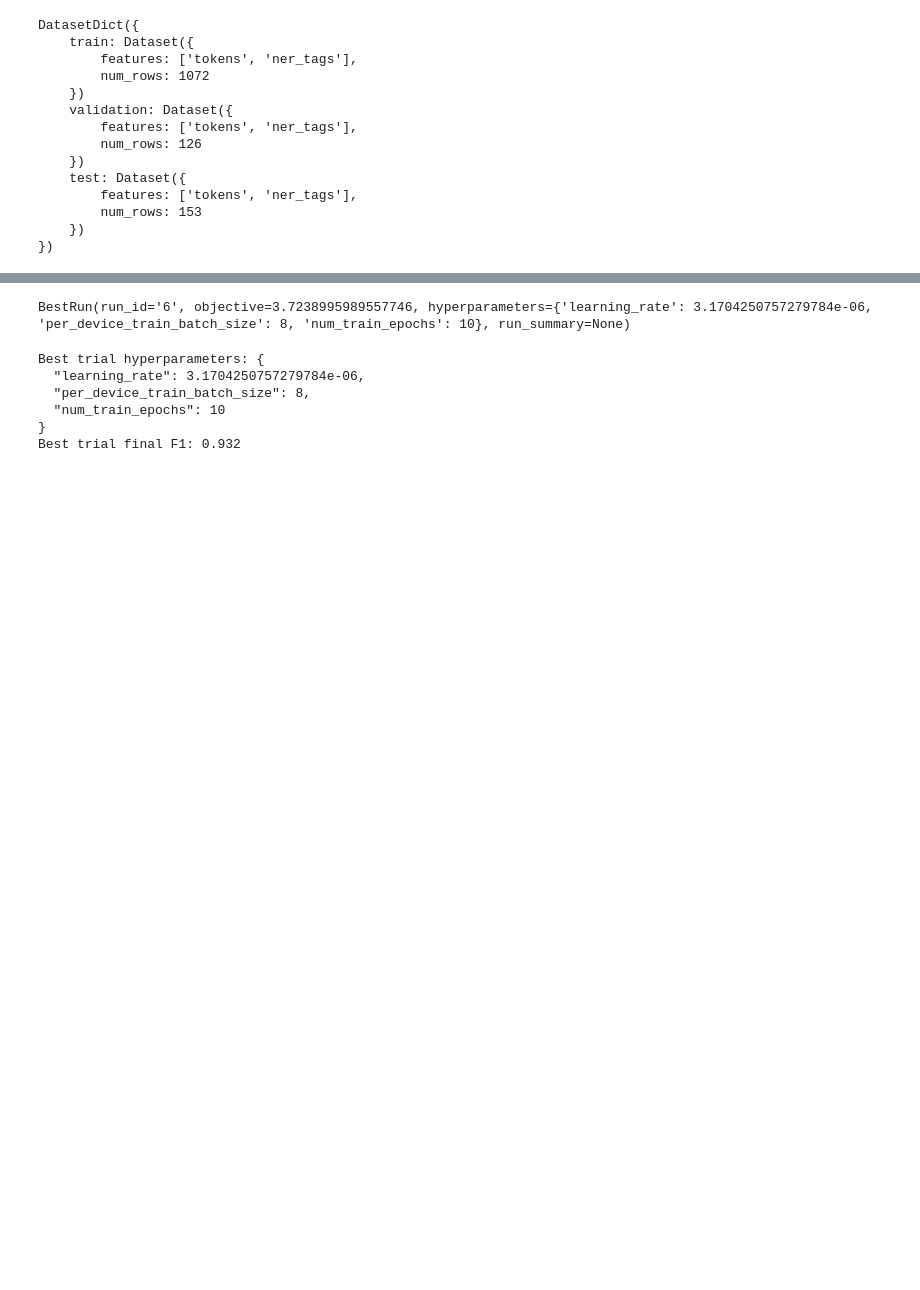
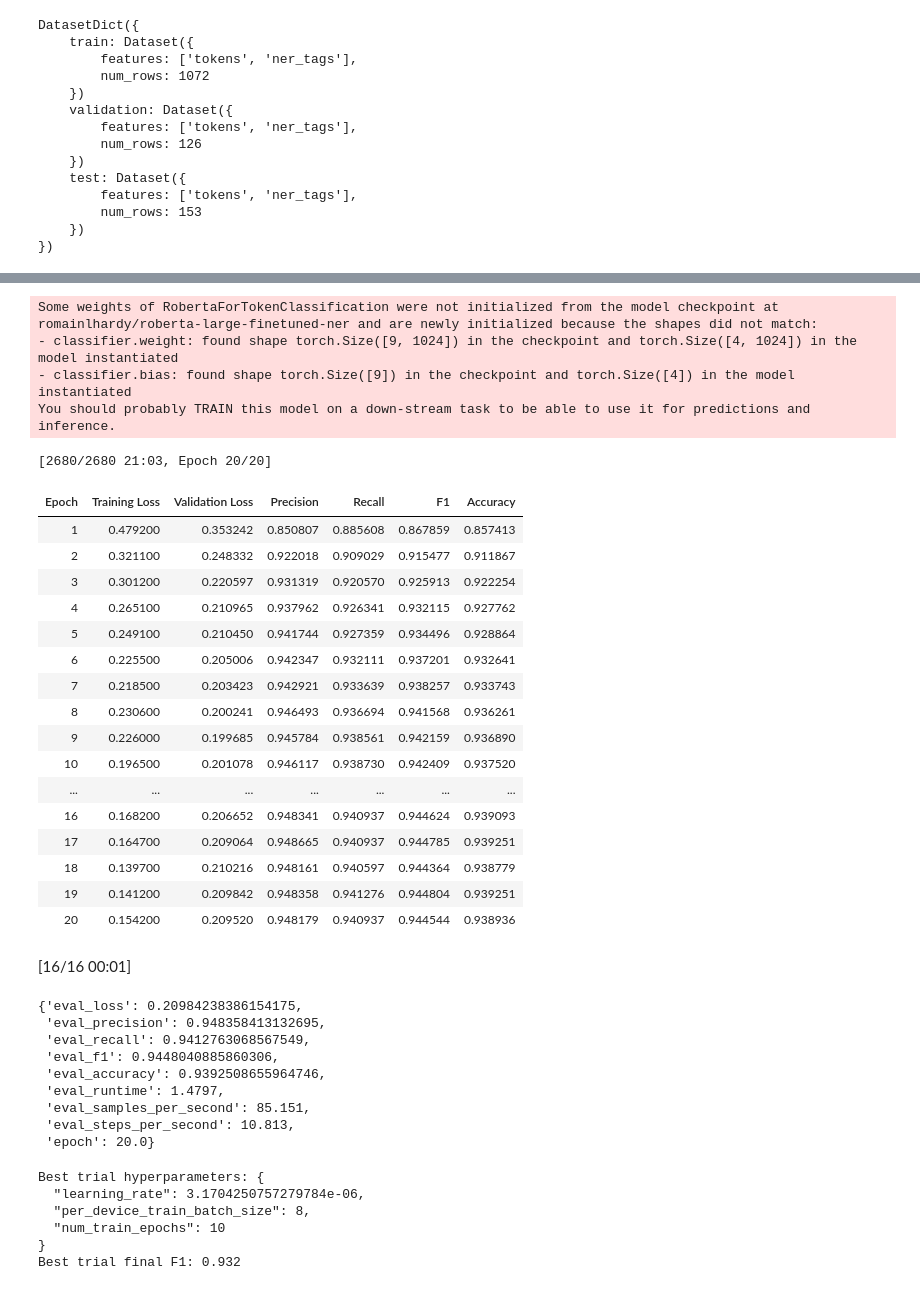
Before and after one commit to Cogniveon/nlpcw, a Jupyter notebook: playground.ipynb, the cells around one changed output, grey strips where cells are left out. Saved outputs shown, nothing was run; the diff lists cells and outputs as text; code cells hidden in the pictures; blank space fills up the shorter version.

Commit message:
romainlhardy/roberta-large-finetuned-ner bs8 ep20 lre-6

```diff
--- a/playground.ipynb
+++ b/playground.ipynb
@@ -43,10 +39,13 @@ env: TOKENIZERS_PARALLELISM=true
 True
 # %%
 # @title Config
-MODEL_NAME = "google-bert/bert-large-uncased" # @param ["romainlhardy/roberta-large-finetuned-ner","google-bert/bert-base-uncased","romainlhardy/roberta-base-finetuned-ner","google-bert/bert-large-uncased", "romainlhardy/finetuned-ner", "romainlhardy/bert-finetuned-ner", "pucpr/biobertpt-all"] {"allow-input":true}
+MODEL_NAME = "romainlhardy/roberta-large-finetuned-ner" # @param ["romainlhardy/roberta-large-finetuned-ner","google-bert/bert-base-uncased","romainlhardy/roberta-base-finetuned-ner","google-bert/bert-large-uncased", "romainlhardy/finetuned-ner", "romainlhardy/bert-finetuned-ner", "pucpr/biobertpt-all"] {"allow-input":true}
 CHECKPOINT_PATH = None # @param {type:"raw"}
 BATCH_SIZE = 8 # @param {type:"integer"}
 NUM_EPOCHS = 20 # @param {type:"integer"}
+LEARNING_RATE = 1e-6 # @param {type:"number"}
+WEIGHT_DECAY = 0.001 # @param {type:"number"}
+HPARAM_SEARCH = False # @param {type:"boolean"}
 # %% [markdown]
 ## Train
 # %%
@@ -118,16 +117,17 @@ def compute_metrics(p):
     }
 
 args = TrainingArguments(
-    output_dir="./results",
+    output_dir=MODEL_NAME.replace("/", "-") if CHECKPOINT_PATH == None else CHECKPOINT_PATH.replace("/", "-"),
+    seed=42,
     eval_strategy="epoch",
     save_strategy="epoch",
     logging_steps=25,
     save_total_limit=2,
-    learning_rate=1e-6,
+    learning_rate=LEARNING_RATE,
     per_device_train_batch_size=BATCH_SIZE,
     per_device_eval_batch_size=BATCH_SIZE,
     num_train_epochs=NUM_EPOCHS,
-    weight_decay=0.001,
+    weight_decay=WEIGHT_DECAY,
     metric_for_best_model="f1",
     load_best_model_at_end=True,
     report_to="wandb",
@@ -160,14 +160,6 @@ class CustomTrainer(Trainer):
         loss = self.loss_fn(logits.view(-1, self.model.config.num_labels), labels.view(-1))
         return (loss, outputs) if return_outputs else loss
 
-
-def optuna_hp_space(trial):
-    return {
-        "learning_rate": trial.suggest_float("learning_rate", 1e-6, 1e-4, log=True),
-        "per_device_train_batch_size": trial.suggest_categorical("per_device_train_batch_size", [4, 8, 12]),
-        "num_train_epochs": trial.suggest_categorical("num_train_epochs", [10, 15, 20]),
-    }
-
 trainer = CustomTrainer(
     args=args,
     model_init=model_init,
@@ -260,7 +178,57 @@ You should probably TRAIN this model on a down-stream task to be able to use it
-# %%
-best_trials
-# %% [output]
-BestRun(run_id='6', objective=3.7238995989557746, hyperparameters={'learning_rate': 3.1704250757279784e-06, 'per_device_train_batch_size': 8, 'num_train_epochs': 10}, run_summary=None)
+# %%
+if HPARAM_SEARCH:
+  def optuna_hp_space(trial):
+      return {
+          "learning_rate": trial.suggest_float("learning_rate", 1e-6, 1e-4, log=True),
+          "weight_decay": trial.suggest_float("weight_decay", 0.0001, 0.01),
+          "per_device_train_batch_size": trial.suggest_categorical("per_device_train_batch_size", [4, 8, 12]),
+          "num_train_epochs": trial.suggest_categorical("num_train_epochs", [10, 15, 20]),
+      }
+
+  best_trials = trainer.hyperparameter_search(
+      backend="optuna",
+      direction="minimize",
+      hp_space=optuna_hp_space,
+      n_trials=10,
+  )
+else:
+  trainer.train()
+
+trainer.evaluate()
+wandb.finish()
+# %% [output]
+Some weights of RobertaForTokenClassification were not initialized from the model checkpoint at romainlhardy/roberta-large-finetuned-ner and are newly initialized because the shapes did not match:
+- classifier.weight: found shape torch.Size([9, 1024]) in the checkpoint and torch.Size([4, 1024]) in the model instantiated
+- classifier.bias: found shape torch.Size([9]) in the checkpoint and torch.Size([4]) in the model instantiated
+You should probably TRAIN this model on a down-stream task to be able to use it for predictions and inference.
+[2680/2680 21:03, Epoch 20/20]
+| Epoch | Training Loss | Validation Loss | Precision | Recall | F1 | Accuracy |
+| 1 | 0.479200 | 0.353242 | 0.850807 | 0.885608 | 0.867859 | 0.857413 |
+| 2 | 0.321100 | 0.248332 | 0.922018 | 0.909029 | 0.915477 | 0.911867 |
+| 3 | 0.301200 | 0.220597 | 0.931319 | 0.920570 | 0.925913 | 0.922254 |
+| 4 | 0.265100 | 0.210965 | 0.937962 | 0.926341 | 0.932115 | 0.927762 |
+| 5 | 0.249100 | 0.210450 | 0.941744 | 0.927359 | 0.934496 | 0.928864 |
+| 6 | 0.225500 | 0.205006 | 0.942347 | 0.932111 | 0.937201 | 0.932641 |
+| 7 | 0.218500 | 0.203423 | 0.942921 | 0.933639 | 0.938257 | 0.933743 |
+| 8 | 0.230600 | 0.200241 | 0.946493 | 0.936694 | 0.941568 | 0.936261 |
+| 9 | 0.226000 | 0.199685 | 0.945784 | 0.938561 | 0.942159 | 0.936890 |
+| 10 | 0.196500 | 0.201078 | 0.946117 | 0.938730 | 0.942409 | 0.937520 |
+| ... | ... | ... | ... | ... | ... | ... |
+| 16 | 0.168200 | 0.206652 | 0.948341 | 0.940937 | 0.944624 | 0.939093 |
+| 17 | 0.164700 | 0.209064 | 0.948665 | 0.940937 | 0.944785 | 0.939251 |
+| 18 | 0.139700 | 0.210216 | 0.948161 | 0.940597 | 0.944364 | 0.938779 |
+| 19 | 0.141200 | 0.209842 | 0.948358 | 0.941276 | 0.944804 | 0.939251 |
+| 20 | 0.154200 | 0.209520 | 0.948179 | 0.940937 | 0.944544 | 0.938936 |
+[16/16 00:01]
+{'eval_loss': 0.20984238386154175,
+ 'eval_precision': 0.948358413132695,
+ 'eval_recall': 0.9412763068567549,
+ 'eval_f1': 0.9448040885860306,
+ 'eval_accuracy': 0.9392508655964746,
+ 'eval_runtime': 1.4797,
+ 'eval_samples_per_second': 85.151,
+ 'eval_steps_per_second': 10.813,
+ 'epoch': 20.0}
 # %%
 file_path = find_file(f"results/run-{best_trials.run_id}", "trainer_state.json")
 if file_path:
```
Also changed, not shown: parts of 6 cells of this notebook.
